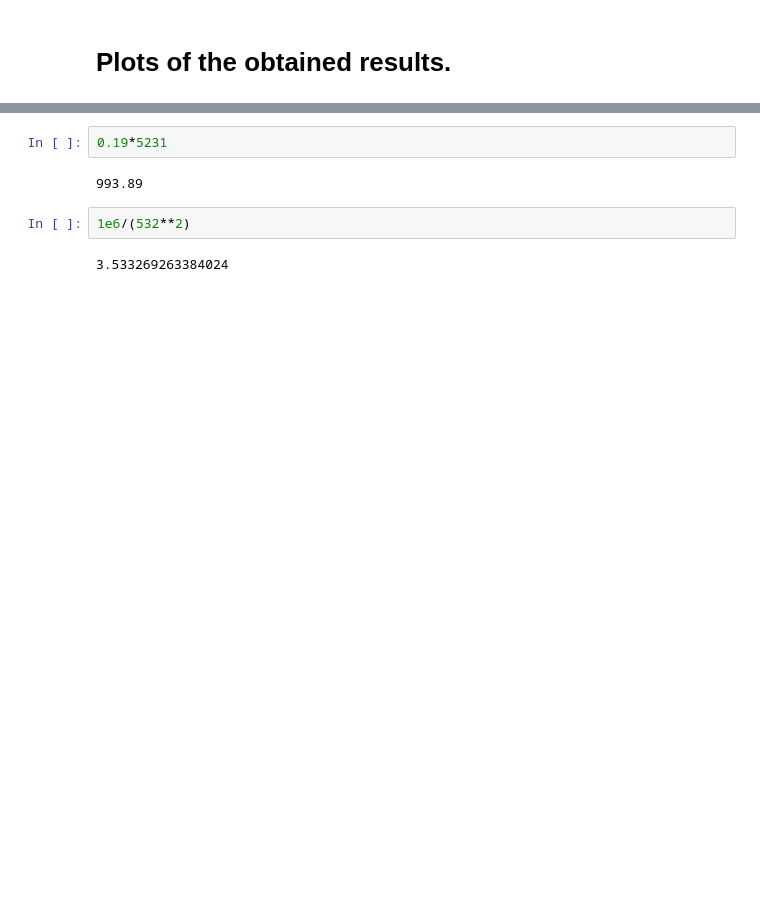
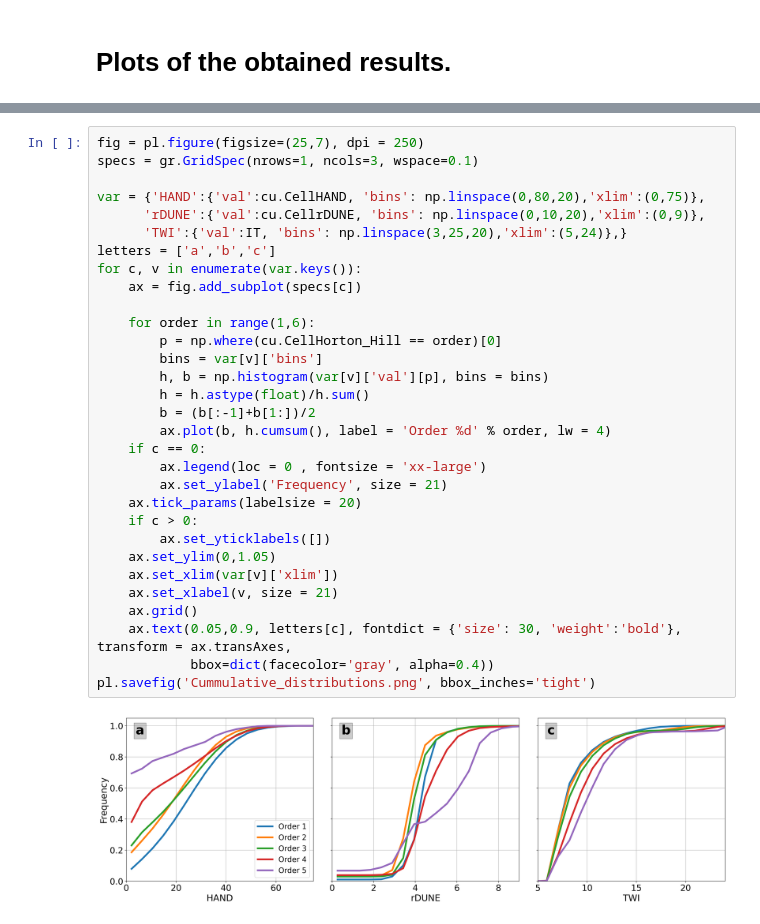
Before and after one commit to nicolas998/WMF-Examples, a Jupyter notebook: Geomorphology_example/WMF_geomorphology_example.ipynb, the cells around one changed output, grey strips where cells are left out. Drawn from its saved outputs; the diff is of its cells as text; blank space fills up the shorter version.

```diff
--- a/Geomorphology_example/WMF_geomorphology_example.ipynb
+++ b/Geomorphology_example/WMF_geomorphology_example.ipynb
@@ -148,9 +181,34 @@ pl.savefig('Geomorphological_maps.png', bbox_inches='tight')
 [figure]
-# %%
-0.19*5231
-# %% [output]
-993.89
-# %%
-1e6/(532**2)
-# %% [output]
-3.533269263384024
+# %%
+fig = pl.figure(figsize=(25,7), dpi = 250)
+specs = gr.GridSpec(nrows=1, ncols=3, wspace=0.1)
+
+var = {'HAND':{'val':cu.CellHAND, 'bins': np.linspace(0,80,20),'xlim':(0,75)},
+      'rDUNE':{'val':cu.CellrDUNE, 'bins': np.linspace(0,10,20),'xlim':(0,9)},
+      'TWI':{'val':IT, 'bins': np.linspace(3,25,20),'xlim':(5,24)},}
+letters = ['a','b','c']
+for c, v in enumerate(var.keys()):
+    ax = fig.add_subplot(specs[c])
+
+    for order in range(1,6):
+        p = np.where(cu.CellHorton_Hill == order)[0]
+        bins = var[v]['bins']
+        h, b = np.histogram(var[v]['val'][p], bins = bins)
+        h = h.astype(float)/h.sum()
+        b = (b[:-1]+b[1:])/2
+        ax.plot(b, h.cumsum(), label = 'Order %d' % order, lw = 4)
+    if c == 0:
+        ax.legend(loc = 0 , fontsize = 'xx-large')
+        ax.set_ylabel('Frequency', size = 21)
+    ax.tick_params(labelsize = 20)
+    if c > 0:
+        ax.set_yticklabels([])
+    ax.set_ylim(0,1.05)
+    ax.set_xlim(var[v]['xlim'])
+    ax.set_xlabel(v, size = 21)
+    ax.grid()
+    ax.text(0.05,0.9, letters[c], fontdict = {'size': 30, 'weight':'bold'}, transform = ax.transAxes,
+            bbox=dict(facecolor='gray', alpha=0.4))
+pl.savefig('Cummulative_distributions.png', bbox_inches='tight')
+# %% [output]
+[figure, added]
```
Also changed, not shown: parts of 7 cells of this notebook, 11 other files.
